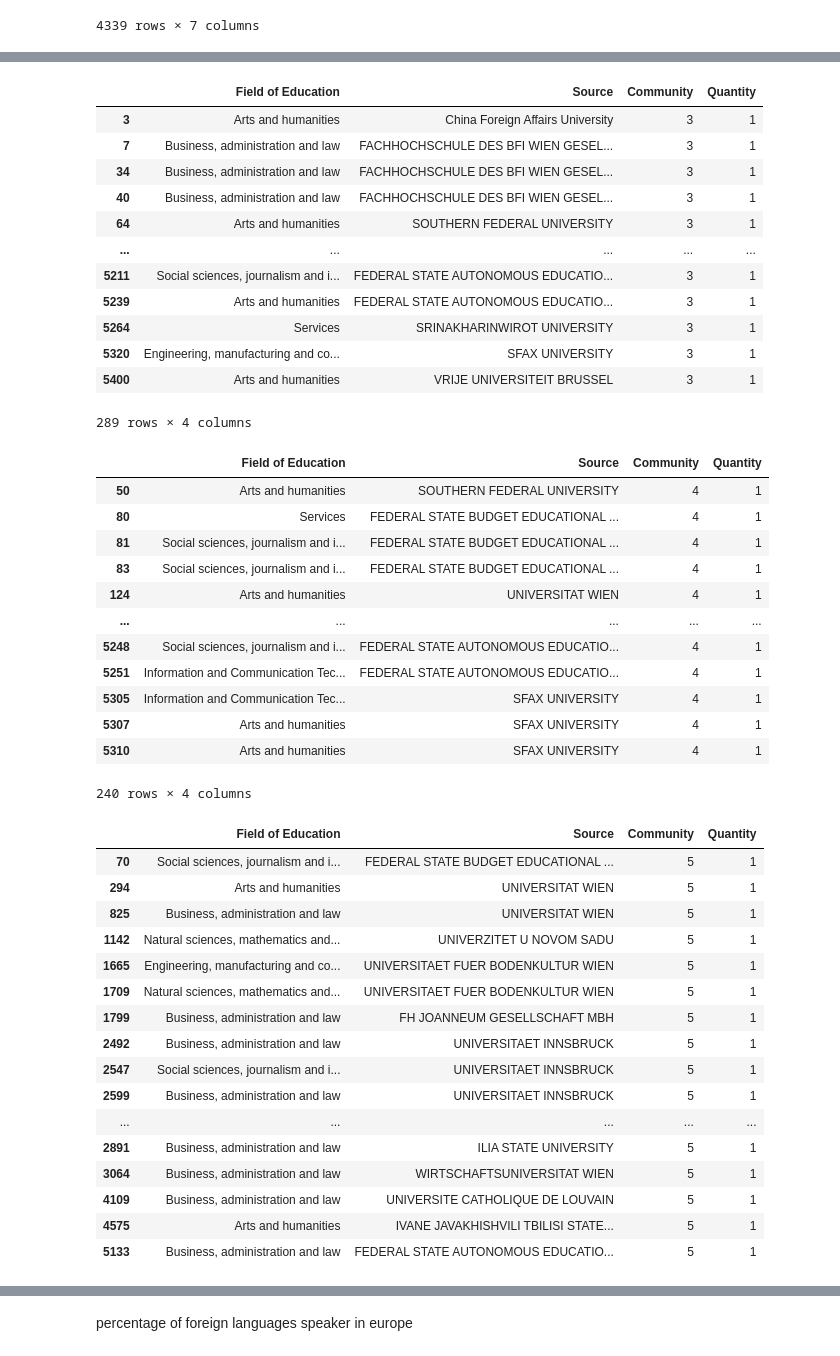
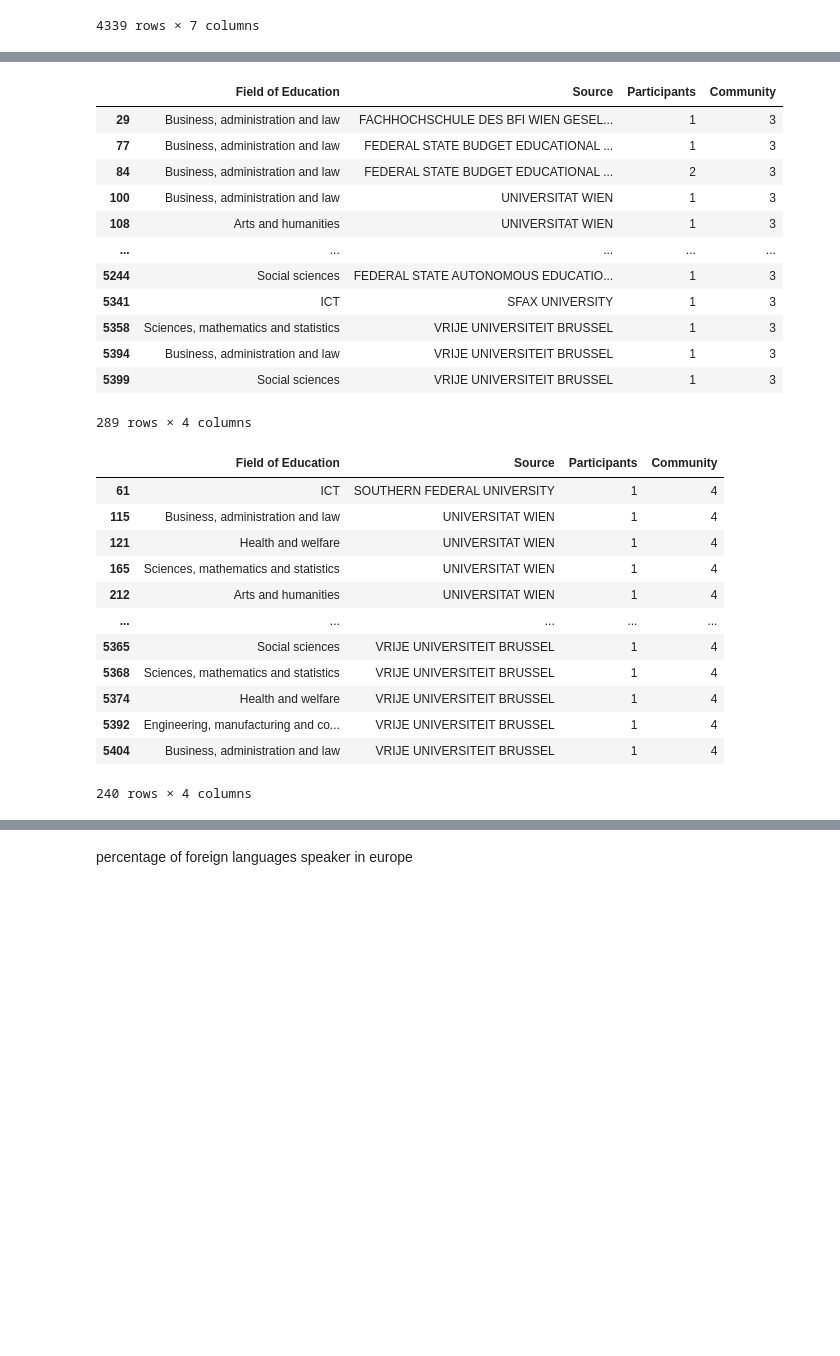
Before and after one commit to FilippoBragato/ErasmusMobilityStudy, a Jupyter notebook: universities_analysis.ipynb, the cells around one changed output, grey strips where cells are left out. Saved outputs shown, nothing was run; the diff lists cells and outputs as text; code cells hidden in the pictures; blank space fills up the shorter version.

```diff
--- a/universities_analysis.ipynb
+++ b/universities_analysis.ipynb
@@ -178,7 +178,7 @@ p = nx.algorithms.community.modularity_max.greedy_modularity_communities(G)
 uni19_df = uni19_df[uni19_df['Participant Profile']=='Learner']
 uni19_df = uni19_df[uni19_df['Activity (mob)'].str.contains('Student')]
 uni19_df = uni19_df[~uni19_df['Activity (mob)'].str.contains('traineeship')]
-df_w_fields = uni19_df.loc[:,['Field of Education','Sending Organization']]
+df_w_fields = uni19_df.loc[:,['Field of Education','Sending Organization','Participants']]
 df_w_fields.rename(columns={'Sending Organization':'Source'}, inplace=True)
 df_w_fields = pd.merge(df_w_fields,nodes_df,how='inner',on='Source')
 df_w_fields['Field of Education'] = df_w_fields['Field of Education'].str.replace(', not further defined','')
@@ -191,12 +191,12 @@ df_w_fields['Field of Education'] = df_w_fields['Field of Education'].str.lower(
 df_w_fields['Field of Education'] = df_w_fields['Field of Education'].str.strip()
 field_dic = {'Education': ['training for pre-school teachers','teacher training without subject specialization','teacher training with subject specialization','education','education science'],
                 'Arts and humanities': ['handicrafts','religion and theology','philosophy and ethics','music and performing arts','literature and linguistics','languages','language acquisition','humanities (except languages)','history and archaeology','fine arts','fashion, interior and industrial design','arts', 'arts and humanities', 'audio-visual techniques and media production'],
-                'Social sciences, journalism and information': ['sociology and cultural studies','social sciences, journalism and information','social and behavioural sciences','psychology','political sciences and civics','library, information and archival studies','journalism and reporting','journalism and information','economics'],
+                'Social sciences': ['sociology and cultural studies','social sciences, journalism and information','social and behavioural sciences','psychology','political sciences and civics','library, information and archival studies','journalism and reporting','journalism and information','economics'],
                 'Business, administration and law': ['work skills','wholesale and retail sales','marketing and advertising','management and administration','law','finance, banking and insurance','business, administration and law', 'business and administration', 'accounting and taxation'],
-                'Natural sciences, mathematics and statistics': ['statistics','physics','physical sciences','natural sciences, mathematics and statistics','natural environments and wildlife','mathematics and statistics','mathematics','environmental sciences','environment','earth sciences','chemistry', 'biochemistry', 'biological and related sciences', 'biology'],
-                'Information and Communication Technologies (ICTs)': ['software and applications development and analysis','information and communication technologies (icts)','database and network design and administration', 'computer use'],
+                'Sciences, mathematics and statistics': ['statistics','physics','physical sciences','natural sciences, mathematics and statistics','natural environments and wildlife','mathematics and statistics','mathematics','environmental sciences','environment','earth sciences','chemistry', 'biochemistry', 'biological and related sciences', 'biology'],
+                'ICT': ['software and applications development and analysis','information and communication technologies (icts)','database and network design and administration', 'computer use'],
                 'Engineering, manufacturing and construction': ['textiles (clothes, footwear and leather)','motor vehicles, ships and aircraft','mining and extraction','mechanics and metal trades','materials (glass, paper, plastic and wood)','manufacturing and processing','food processing','environmental protection technology','electronics and automation','engineering and engineering trades','engineering, manufacturing and construction','electricity and energy','chemical engineering and processes', 'architecture and construction', 'architecture and town planning', 'building and civil engineering'],
-                'Agriculture, forestry, fisheries and veterinary': ['veterinary','forestry','fisheries','crop and livestock production', 'agriculture', 'agriculture, forestry, fisheries and veterinary'],
+                'Agriculture, forestry and veterinary': ['veterinary','forestry','fisheries','crop and livestock production', 'agriculture', 'agriculture, forestry, fisheries and veterinary'],
                 'Health and welfare': ['welfare','traditional and complementary medicine and therapy','therapy and rehabilitation','pharmacy','nursing and midwifery','medicine','medical diagnostic and treatment technology','hygiene and occupational health services','horticulture','health and welfare','health','dental studies', 'child care and youth services', 'care of the elderly and of disabled adults'],
                 'Services': ['travel, tourism and leisure','transport services','sports','social work and counselling','services','security services','secretarial and office work','protection of persons and property','personal services','occupational health and safety','military and defence','hotel, restaurants and catering','hair and beauty services','domestic services','community sanitation']
                 }
@@ -208,13 +208,12 @@ def standard_field(field):
 
 df_w_fields['Field of Education'] = df_w_fields['Field of Education'].apply(standard_field)
 df_w_fields['Community']=np.zeros(len(df_w_fields.index),dtype='int8')
-df_w_fields['Quantity']=np.ones(len(df_w_fields.index),dtype='int8')
 # %%
 for i, set in enumerate(p):
     for element in set:
-        df_w_fields.iat[element, 2]=i
+        df_w_fields.iat[element, 3]=i
 for i, set in enumerate(p):
-    if(len(df_w_fields[df_w_fields['Community']==i].index)>3):
+    if(len(df_w_fields[df_w_fields['Community']==i].index)>100):
         display(df_w_fields[df_w_fields['Community']==i])
 print(df_w_fields['Source'].nunique())
 
@@ -225,7 +224,7 @@ for i, set in enumerate(p):
         label = com_df.groupby(['Field of Education']).sum().index.get_level_values('Field of Education').tolist()
         com_df = com_df.groupby(['Field of Education']).sum()
         #display(com_df)
-        values = com_df['Quantity']
+        values = com_df['Participants']
         #com_df = com1_df['Quantity']/1318*100
         plt.pie(values,labels= label, labeldistance=1.05,radius=2, textprops={'size':'x-large'})
         plt.show()
@@ -271,44 +270,27 @@ for i, set in enumerate(p):
 648 rows × 4 columns
-|  | Field of Education | Source | Community | Quantity |
-| 3 | Arts and humanities | China Foreign Affairs University | 3 | 1 |
-| 7 | Business, administration and law | FACHHOCHSCHULE DES BFI WIEN GESEL... | 3 | 1 |
-| 34 | Business, administration and law | FACHHOCHSCHULE DES BFI WIEN GESEL... | 3 | 1 |
-| 40 | Business, administration and law | FACHHOCHSCHULE DES BFI WIEN GESEL... | 3 | 1 |
-| 64 | Arts and humanities | SOUTHERN FEDERAL UNIVERSITY | 3 | 1 |
+|  | Field of Education | Source | Participants | Community |
+| 29 | Business, administration and law | FACHHOCHSCHULE DES BFI WIEN GESEL... | 1 | 3 |
+| 77 | Business, administration and law | FEDERAL STATE BUDGET EDUCATIONAL ... | 1 | 3 |
+| 84 | Business, administration and law | FEDERAL STATE BUDGET EDUCATIONAL ... | 2 | 3 |
+| 100 | Business, administration and law | UNIVERSITAT WIEN | 1 | 3 |
+| 108 | Arts and humanities | UNIVERSITAT WIEN | 1 | 3 |
 | ... | ... | ... | ... | ... |
-| 5211 | Social sciences, journalism and i... | FEDERAL STATE AUTONOMOUS EDUCATIO... | 3 | 1 |
-| 5239 | Arts and humanities | FEDERAL STATE AUTONOMOUS EDUCATIO... | 3 | 1 |
-| 5264 | Services | SRINAKHARINWIROT UNIVERSITY | 3 | 1 |
-| 5320 | Engineering, manufacturing and co... | SFAX UNIVERSITY | 3 | 1 |
-| 5400 | Arts and humanities | VRIJE UNIVERSITEIT BRUSSEL | 3 | 1 |
+| 5244 | Social sciences | FEDERAL STATE AUTONOMOUS EDUCATIO... | 1 | 3 |
+| 5341 | ICT | SFAX UNIVERSITY | 1 | 3 |
+| 5358 | Sciences, mathematics and statistics | VRIJE UNIVERSITEIT BRUSSEL | 1 | 3 |
+| 5394 | Business, administration and law | VRIJE UNIVERSITEIT BRUSSEL | 1 | 3 |
+| 5399 | Social sciences | VRIJE UNIVERSITEIT BRUSSEL | 1 | 3 |
 289 rows × 4 columns
-|  | Field of Education | Source | Community | Quantity |
-| 50 | Arts and humanities | SOUTHERN FEDERAL UNIVERSITY | 4 | 1 |
-| 80 | Services | FEDERAL STATE BUDGET EDUCATIONAL ... | 4 | 1 |
-| 81 | Social sciences, journalism and i... | FEDERAL STATE BUDGET EDUCATIONAL ... | 4 | 1 |
-| 83 | Social sciences, journalism and i... | FEDERAL STATE BUDGET EDUCATIONAL ... | 4 | 1 |
-| 124 | Arts and humanities | UNIVERSITAT WIEN | 4 | 1 |
+|  | Field of Education | Source | Participants | Community |
+| 61 | ICT | SOUTHERN FEDERAL UNIVERSITY | 1 | 4 |
+| 115 | Business, administration and law | UNIVERSITAT WIEN | 1 | 4 |
+| 121 | Health and welfare | UNIVERSITAT WIEN | 1 | 4 |
+| 165 | Sciences, mathematics and statistics | UNIVERSITAT WIEN | 1 | 4 |
+| 212 | Arts and humanities | UNIVERSITAT WIEN | 1 | 4 |
 | ... | ... | ... | ... | ... |
-| 5248 | Social sciences, journalism and i... | FEDERAL STATE AUTONOMOUS EDUCATIO... | 4 | 1 |
-| 5251 | Information and Communication Tec... | FEDERAL STATE AUTONOMOUS EDUCATIO... | 4 | 1 |
-| 5305 | Information and Communication Tec... | SFAX UNIVERSITY | 4 | 1 |
-| 5307 | Arts and humanities | SFAX UNIVERSITY | 4 | 1 |
-| 5310 | Arts and humanities | SFAX UNIVERSITY | 4 | 1 |
+| 5365 | Social sciences | VRIJE UNIVERSITEIT BRUSSEL | 1 | 4 |
+| 5368 | Sciences, mathematics and statistics | VRIJE UNIVERSITEIT BRUSSEL | 1 | 4 |
+| 5374 | Health and welfare | VRIJE UNIVERSITEIT BRUSSEL | 1 | 4 |
+| 5392 | Engineering, manufacturing and co... | VRIJE UNIVERSITEIT BRUSSEL | 1 | 4 |
+| 5404 | Business, administration and law | VRIJE UNIVERSITEIT BRUSSEL | 1 | 4 |
 240 rows × 4 columns
-|  | Field of Education | Source | Community | Quantity |
-| 70 | Social sciences, journalism and i... | FEDERAL STATE BUDGET EDUCATIONAL ... | 5 | 1 |
-| 294 | Arts and humanities | UNIVERSITAT WIEN | 5 | 1 |
-| 825 | Business, administration and law | UNIVERSITAT WIEN | 5 | 1 |
-| 1142 | Natural sciences, mathematics and... | UNIVERZITET U NOVOM SADU | 5 | 1 |
-| 1665 | Engineering, manufacturing and co... | UNIVERSITAET FUER BODENKULTUR WIEN | 5 | 1 |
-| 1709 | Natural sciences, mathematics and... | UNIVERSITAET FUER BODENKULTUR WIEN | 5 | 1 |
-| 1799 | Business, administration and law | FH JOANNEUM GESELLSCHAFT MBH | 5 | 1 |
-| 2492 | Business, administration and law | UNIVERSITAET INNSBRUCK | 5 | 1 |
-| 2547 | Social sciences, journalism and i... | UNIVERSITAET INNSBRUCK | 5 | 1 |
-| 2599 | Business, administration and law | UNIVERSITAET INNSBRUCK | 5 | 1 |
-| ... | ... | ... | ... | ... |
-| 2891 | Business, administration and law | ILIA STATE UNIVERSITY | 5 | 1 |
-| 3064 | Business, administration and law | WIRTSCHAFTSUNIVERSITAT WIEN | 5 | 1 |
-| 4109 | Business, administration and law | UNIVERSITE CATHOLIQUE DE LOUVAIN | 5 | 1 |
-| 4575 | Arts and humanities | IVANE JAVAKHISHVILI TBILISI STATE... | 5 | 1 |
-| 5133 | Business, administration and law | FEDERAL STATE AUTONOMOUS EDUCATIO... | 5 | 1 |
```
Also changed, not shown: parts of 2 cells of this notebook.
